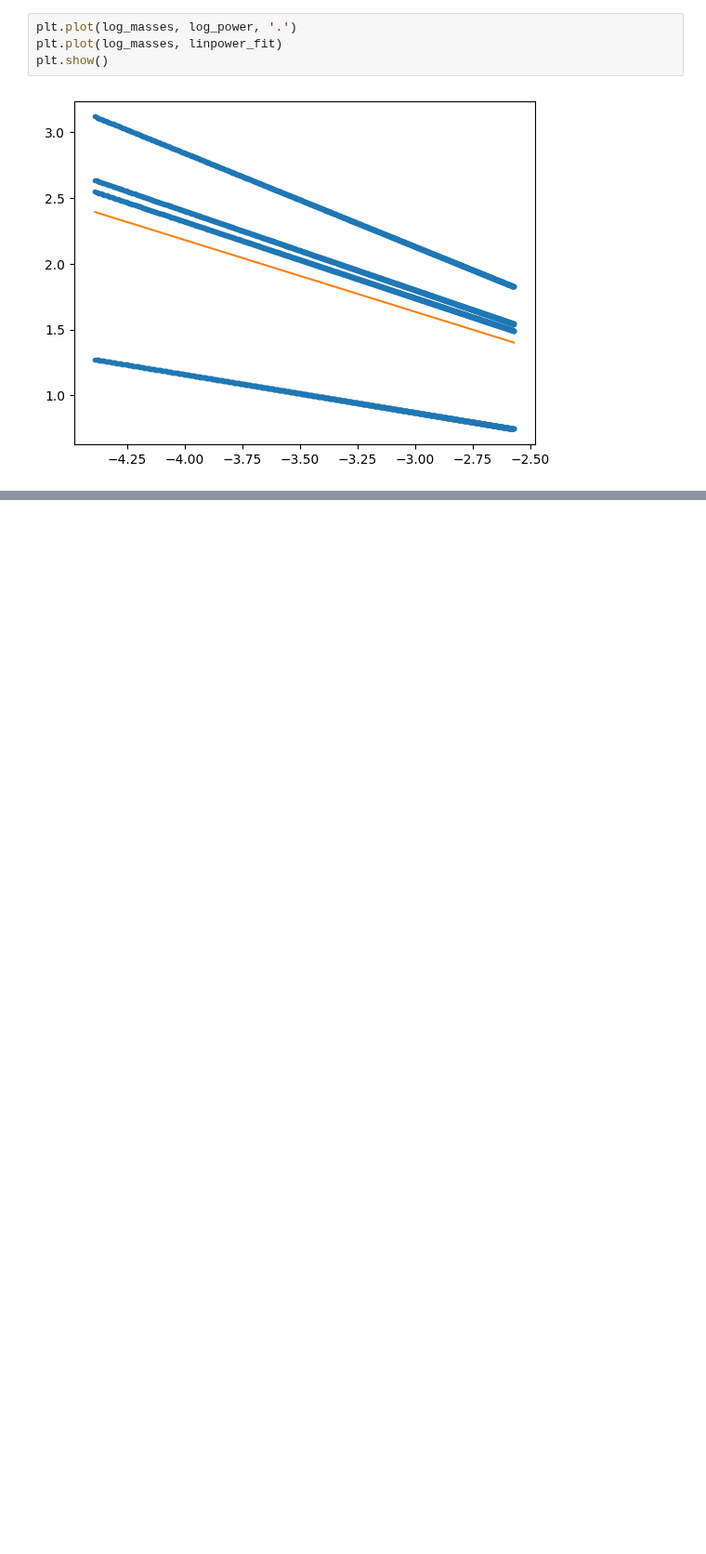
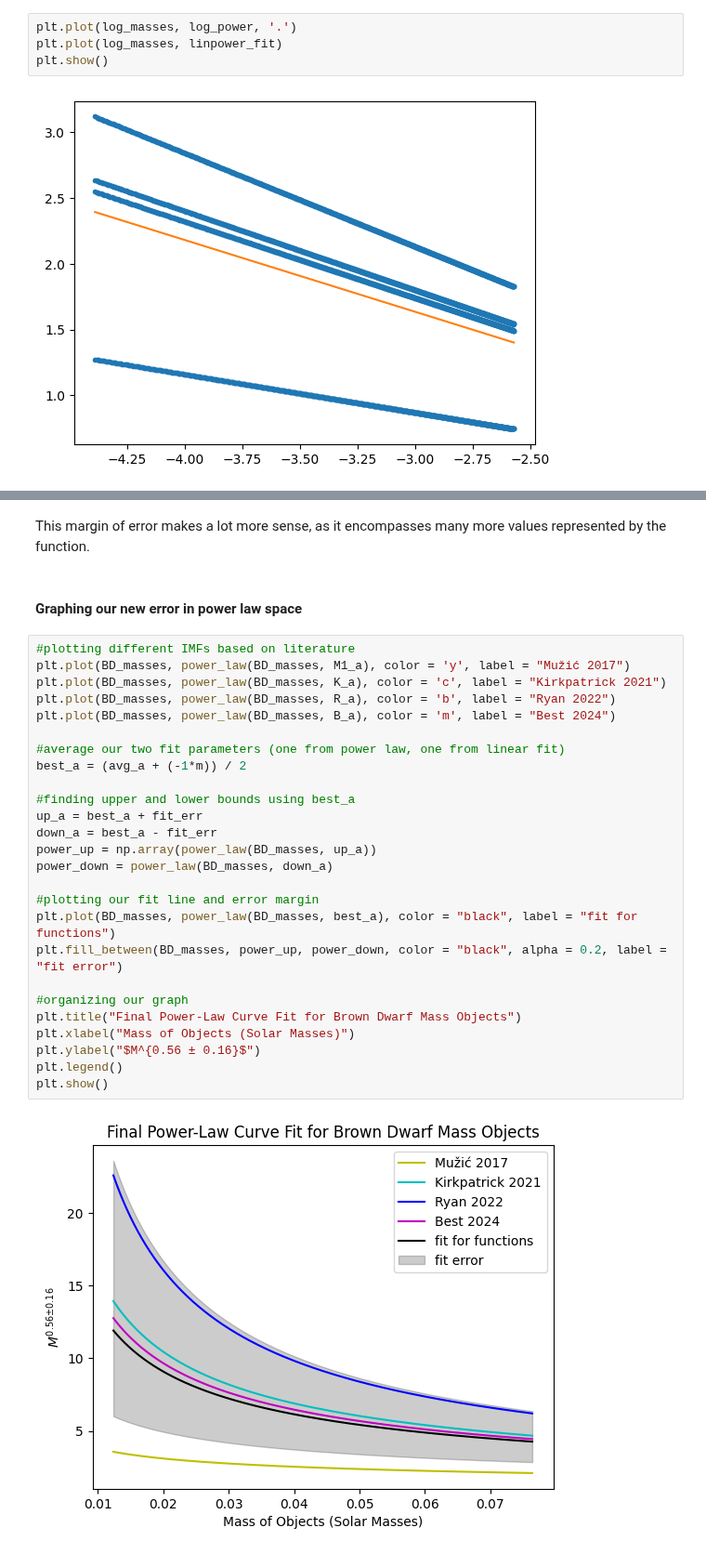
Before and after one commit to astropy/SPISEA, a Jupyter notebook: changes/BD_IMF.ipynb, the cells around one changed output, grey strips where cells are left out. Shown at 93% size. Cells and saved outputs as stored; diff of their text form; blank space fills up the shorter version.

```diff
--- a/changes/BD_IMF.ipynb
+++ b/changes/BD_IMF.ipynb
@@ -358,0 +392,32 @@ plt.show()
+# %% [markdown]
+This margin of error makes a lot more sense, as it encompasses many more values represented by the function.
+# %% [markdown]
+#### Graphing our new error in power law space
+# %%
+#plotting different IMFs based on literature
+plt.plot(BD_masses, power_law(BD_masses, M1_a), color = 'y', label = "Mužić 2017")
+plt.plot(BD_masses, power_law(BD_masses, K_a), color = 'c', label = "Kirkpatrick 2021")
+plt.plot(BD_masses, power_law(BD_masses, R_a), color = 'b', label = "Ryan 2022")
+plt.plot(BD_masses, power_law(BD_masses, B_a), color = 'm', label = "Best 2024")
+
+#average our two fit parameters (one from power law, one from linear fit)
+best_a = (avg_a + (-1*m)) / 2
+
+#finding upper and lower bounds using best_a
+up_a = best_a + fit_err
+down_a = best_a - fit_err
+power_up = np.array(power_law(BD_masses, up_a))
+power_down = power_law(BD_masses, down_a)
+
+#plotting our fit line and error margin
+plt.plot(BD_masses, power_law(BD_masses, best_a), color = "black", label = "fit for functions")
+plt.fill_between(BD_masses, power_up, power_down, color = "black", alpha = 0.2, label = "fit error")
+
+#organizing our graph
+plt.title("Final Power-Law Curve Fit for Brown Dwarf Mass Objects")
+plt.xlabel("Mass of Objects (Solar Masses)")
+plt.ylabel("$M^{0.56 ± 0.16}$")
+plt.legend()
+plt.show()
+# %% [output]
+[figure, added]
```
Also changed, not shown: parts of 13 cells of this notebook.
